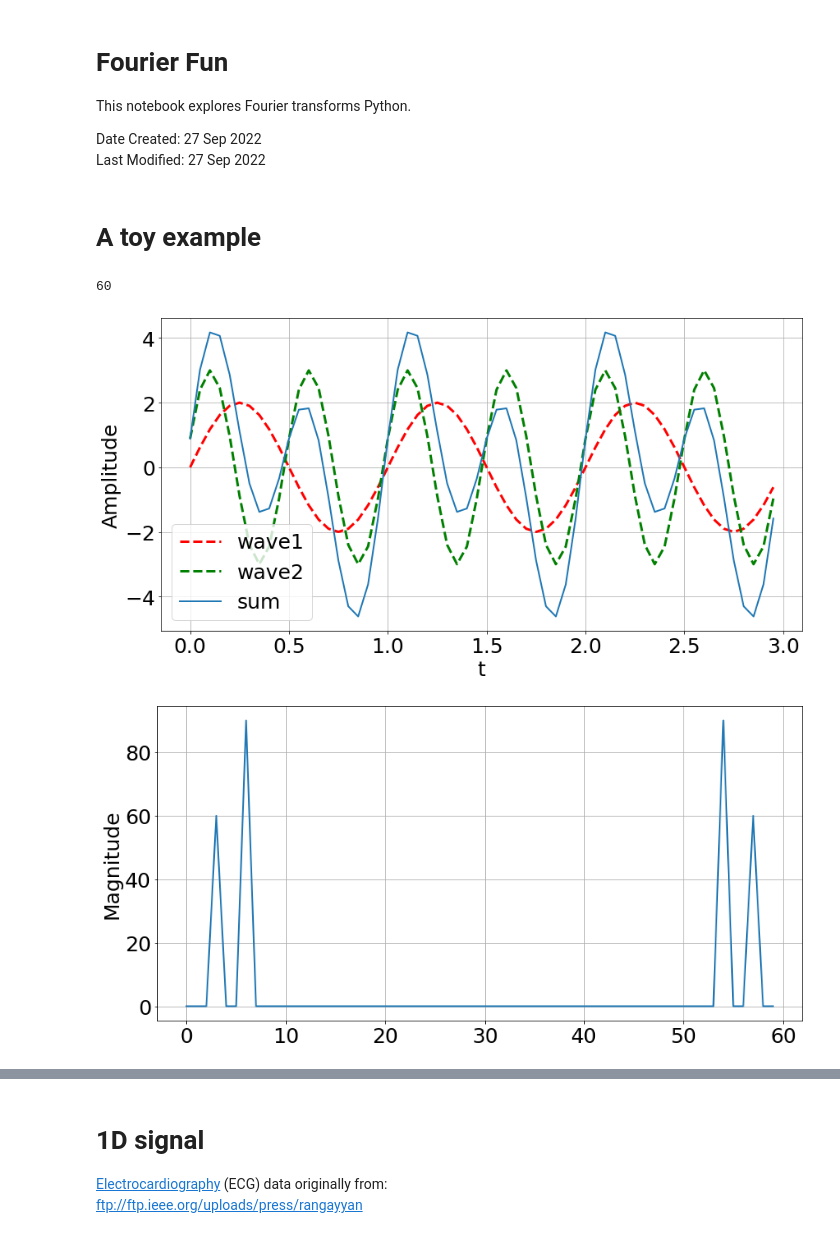
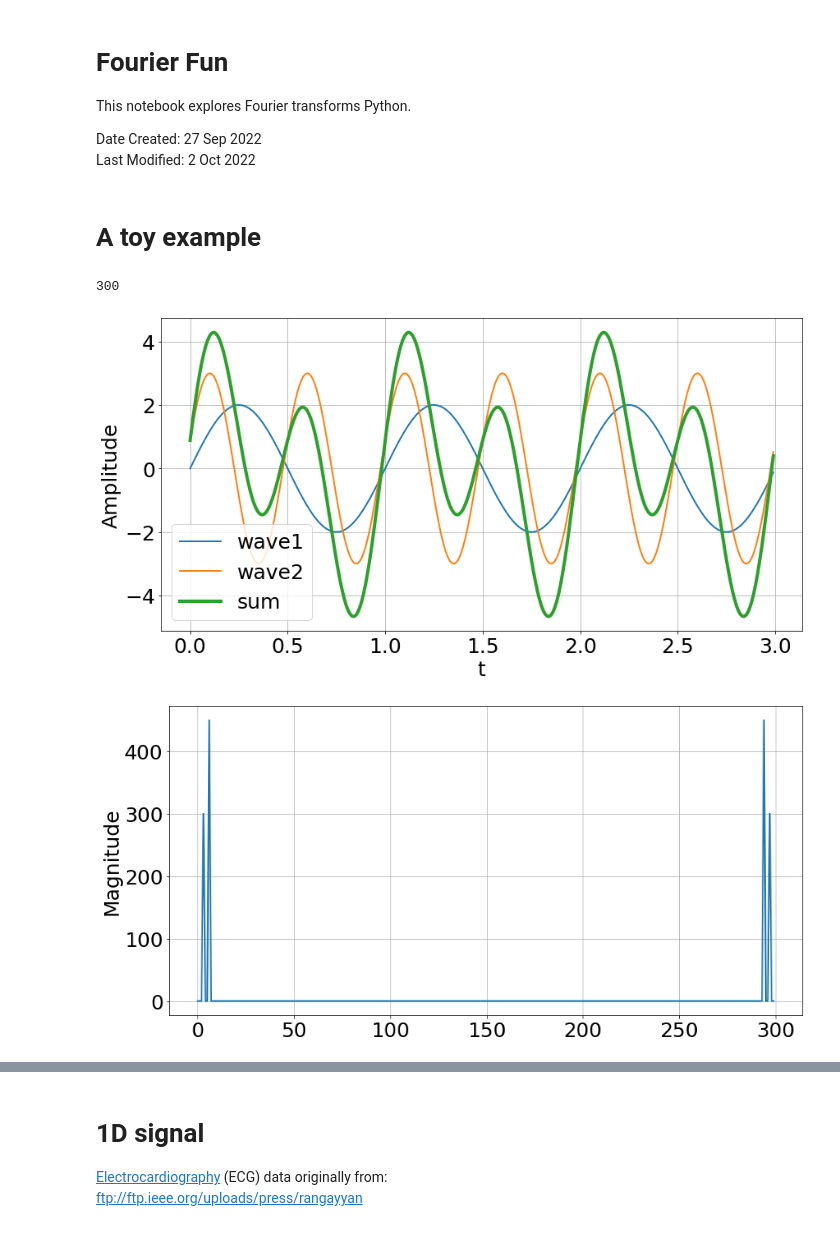
Before and after one commit to captvansciencypants/teaching, a Jupyter notebook: signal_processing/Fourier-transform.ipynb, the cells around one changed output, grey strips where cells are left out. Cells and saved outputs as stored; diff of their text form; code cells hidden in the pictures.

```diff
--- a/signal_processing/Fourier-transform.ipynb
+++ b/signal_processing/Fourier-transform.ipynb
@@ -5,7 +5,7 @@ This notebook explores Fourier transforms Python.
 
 Date Created: 27 Sep 2022
 <br>
-Last Modified: 27 Sep 2022
+Last Modified: 2 Oct 2022
 # %%
 import matplotlib.pyplot as plt
 import numpy as np
@@ -18,11 +18,11 @@ plt.rcParams.update({'font.size': font_size})
 # %% [markdown]
 #  A toy example
 # %%
-t = np.arange(0,3,0.05)
+t = np.arange(0,3,0.01)
 
 len(t)
 # %% [output]
-60
+300
 # %%
 wave_1 = 2*np.sin(2*np.pi*1 * t)       # 2sin(2pi t)
 wave_2 = 3*np.sin(2*np.pi*2 * t + 0.3) # 3sin(4pi t +0.3)
@@ -30,18 +30,18 @@ wave_2 = 3*np.sin(2*np.pi*2 * t + 0.3) # 3sin(4pi t +0.3)
 f = wave_1 + wave_2
 # %%
 fig = plt.figure(figsize=(14,7))
-plt.plot(t, wave_1, 'r--', lw=3, label='wave1')
-plt.plot(t, wave_2, 'g--', lw=3, label='wave2')
-plt.plot(t, f, linewidth=2, label='sum')
+plt.plot(t, wave_1, color='tab:blue', lw=2, label='wave1')
+plt.plot(t, wave_2, color='tab:orange', lw=2, label='wave2')
+plt.plot(t, f, color='tab:green', linewidth=4, label='sum')
 
 plt.xlabel('t')
 plt.ylabel('Amplitude')
 plt.legend(loc='best')
 plt.grid()
 
 plt.show()
 # %% [output]
-[figure, old version]
+[figure, new version]
 # %%
 F = np.fft.fft(f)
 # %%
@@ -54,7 +54,7 @@ plt.grid()
 
 plt.show()
 # %% [output]
-[figure, old version]
+[figure, new version]
 # %%
 fig = plt.figure(figsize=(14,7))
 plt.plot(np.fft.fftshift(np.abs(F)), linewidth=2)
```
Also changed, not shown: parts of 5 cells of this notebook.
